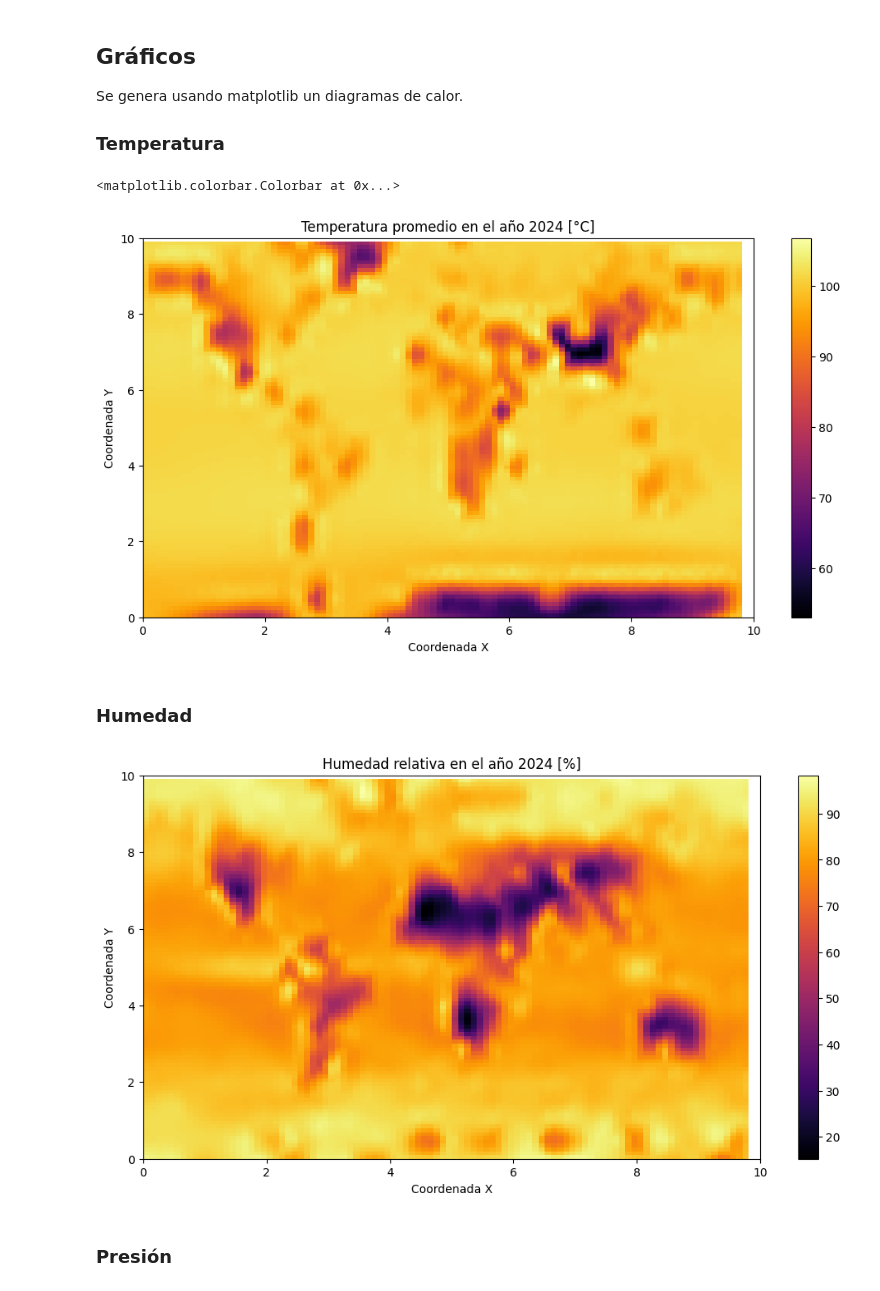
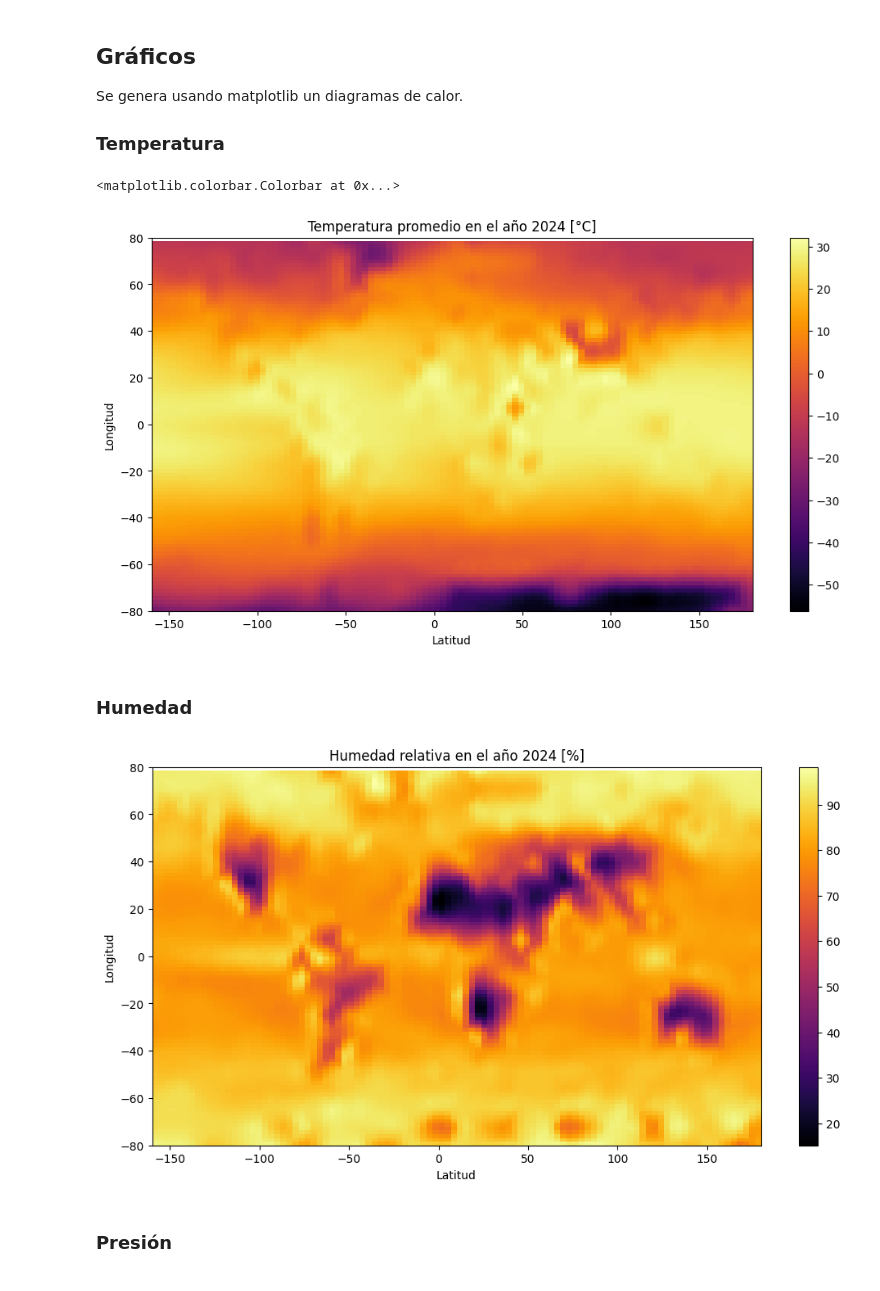
Before and after one commit to MartinWilckens/Coiponautas, a Jupyter notebook: recopilación_datos.ipynb, the cells around one changed output. Saved outputs shown, nothing was run; the diff lists cells and outputs as text; code cells hidden in the pictures.

```diff
--- a/recopilación_datos.ipynb
+++ b/recopilación_datos.ipynb
@@ -17,7 +17,7 @@ Se recopilan datos de la API de NASA POWER:
 url_base = r"https://power.larc.nasa.gov/api/temporal/monthly/point?parameters=T2M,RH2M,PS&community=RE&longitude={longitude}&latitude={latitude}&start={inicio}&end={fin}&format=csv&header=false"
 
 puntos=[]
-for x in range(-81,81,8):
+for x in range(-80,81,8):
     for y in range(-160,181,8): puntos.append((x,y))
 print(len(puntos))
 
@@ -29,9 +29,9 @@ for (lat, long) in puntos:
     url = url_base.format(longitude=long, latitude=lat, inicio = 2024, fin = 2024)
     df = pd.read_csv(url)
 
-    temperaturas.append(df['ANN'][0])
+    temperaturas.append(df['ANN'][2])
     humedades.append(df['ANN'][1])
-    presiones.append(df['ANN'][2])
+    presiones.append(df['ANN'][0])
     print(len(temperaturas))
 # %% [output]
 903
@@ -58,47 +58,47 @@ Se genera usando matplotlib un diagramas de calor.
 ### Temperatura
 # %%
 plt.rcParams['figure.figsize'] = [12,6]
-plt.xlabel('Coordenada X')
-plt.ylabel('Coordenada Y')
+plt.xlabel('Latitud')
+plt.ylabel('Longitud')
 plt.title('Temperatura promedio en el año 2024 [°C]')
 
 N = 30j
 extent = (np.min([i[1] for i in puntos]),np.max([i[1] for i in puntos]),np.min([i[0] for i in puntos]),np.max([i[0] for i in puntos]))
 xs,ys = np.mgrid[extent[0]:extent[1]:N, extent[2]:extent[3]:N]
 
-grid_x, grid_y = np.mgrid[-160:180:100j, -80:80:100j]
+grid_x, grid_y = np.mgrid[-160:170:100j, -80:80:100j]
 
 grid_temp = griddata(([i[1] for i in puntos], [i[0] for i in puntos]), temperaturas, (grid_x, grid_y), method='cubic')
 
-plt.imshow(grid_temp.T, extent=(0, 10, 0, 10), origin='lower', cmap='inferno', aspect='auto')
+plt.imshow(grid_temp.T, extent=(-160, 180, -80, 80), origin='lower', cmap='inferno', aspect='auto')
 plt.colorbar()
 
 # plt.savefig('Temperatura.svg', format='svg')
 # %% [output]
 <matplotlib.colorbar.Colorbar at 0x...>
-[figure, old version]
+[figure, new version]
 # %% [markdown]
 ### Humedad
 # %%
 plt.rcParams['figure.figsize'] = [12,6]
-plt.xlabel('Coordenada X')
-plt.ylabel('Coordenada Y')
+plt.xlabel('Latitud')
+plt.ylabel('Longitud')
 plt.title('Humedad relativa en el año 2024 [%]')
 
 N = 30j
 extent = (np.min([i[1] for i in puntos]),np.max([i[1] for i in puntos]),np.min([i[0] for i in puntos]),np.max([i[0] for i in puntos]))
 xs,ys = np.mgrid[extent[0]:extent[1]:N, extent[2]:extent[3]:N]
 
-grid_x, grid_y = np.mgrid[-160:180:100j, -80:80:100j]
+grid_x, grid_y = np.mgrid[-160:170:100j, -80:80:100j]
 
 grid_temp = griddata(([i[1] for i in puntos], [i[0] for i in puntos]), humedades, (grid_x, grid_y), method='cubic')
 
-plt.imshow(grid_temp.T, extent=(0, 10, 0, 10), origin='lower', cmap='inferno', aspect='auto')
+plt.imshow(grid_temp.T, extent=(-160, 180, -80, 80), origin='lower', cmap='inferno', aspect='auto')
 plt.colorbar()
 
 plt.savefig('Humedad.svg', format='svg')
 # %% [output]
-[figure, old version]
+[figure, new version]
 # %% [markdown]
 ### Presión
 # %%
```
Also changed, not shown: parts of 1 cell of this notebook, 3 other files.
